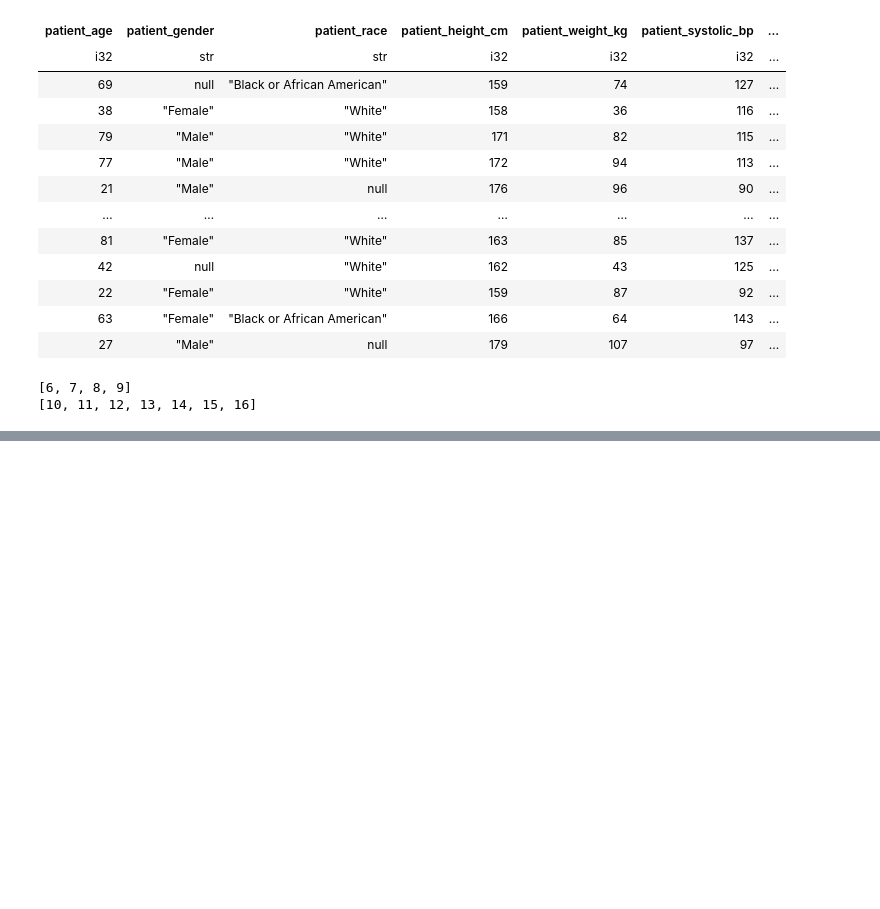
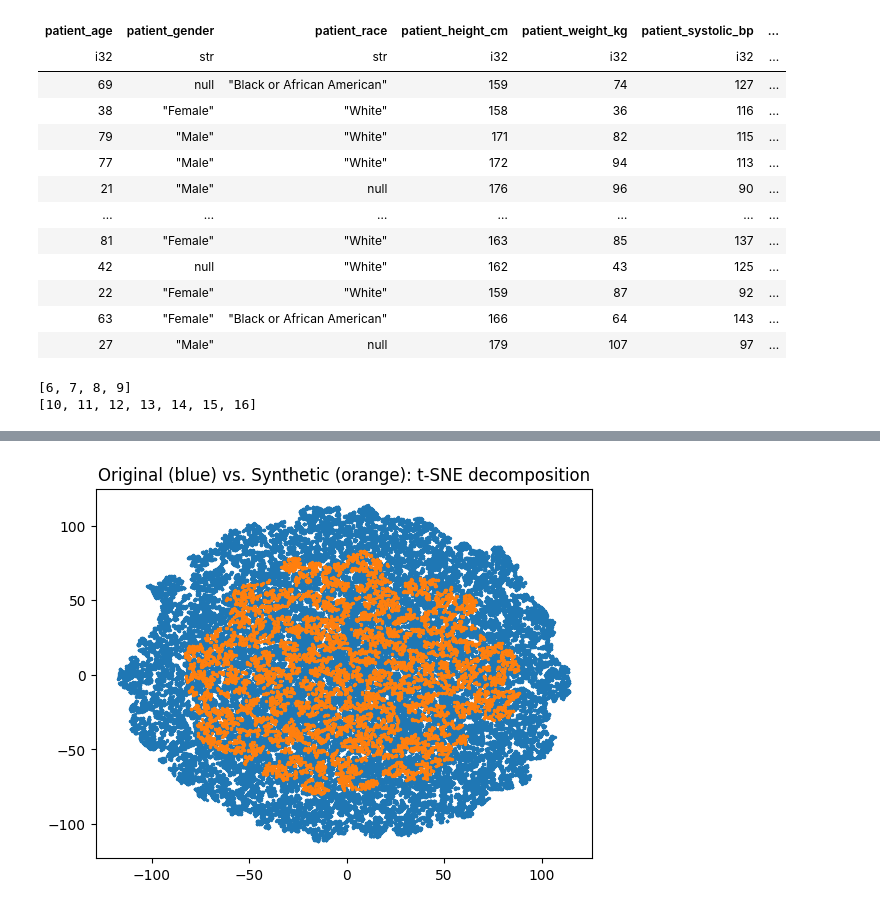
Before and after one commit to tjurjevich/synthetic_patient_generation, a Jupyter notebook: notebooks/testing.ipynb, the cells around one changed output, grey strips where cells are left out. Drawn from its saved outputs; the diff is of its cells as text; code cells hidden in the pictures; blank space fills up the shorter version.

```diff
--- a/notebooks/testing.ipynb
+++ b/notebooks/testing.ipynb
@@ -193,0 +189,9 @@ Text(0.5, 1.0, 'Original (blue) vs. Synthetic (orange): PCA decomposition')
+# %%
+compressed_original_tsne = TSNE(n_components=2, random_state=RANDOM_SEED).fit_transform(encoded_original_data)
+compressed_new_tsne = TSNE(n_components=2, random_state=RANDOM_SEED).fit_transform(encoded_new_data)
+# %%
+plt.scatter(compressed_original_tsne[:,0], compressed_original_tsne[:,1], s = 2);
+plt.scatter(compressed_new_tsne[:,0], compressed_new_tsne[:,1], s = 2);
+plt.title("Original (blue) vs. Synthetic (orange): t-SNE decomposition");
+# %% [output]
+[figure, added]
```
Also changed, not shown: parts of 11 cells of this notebook, 4 other files.
